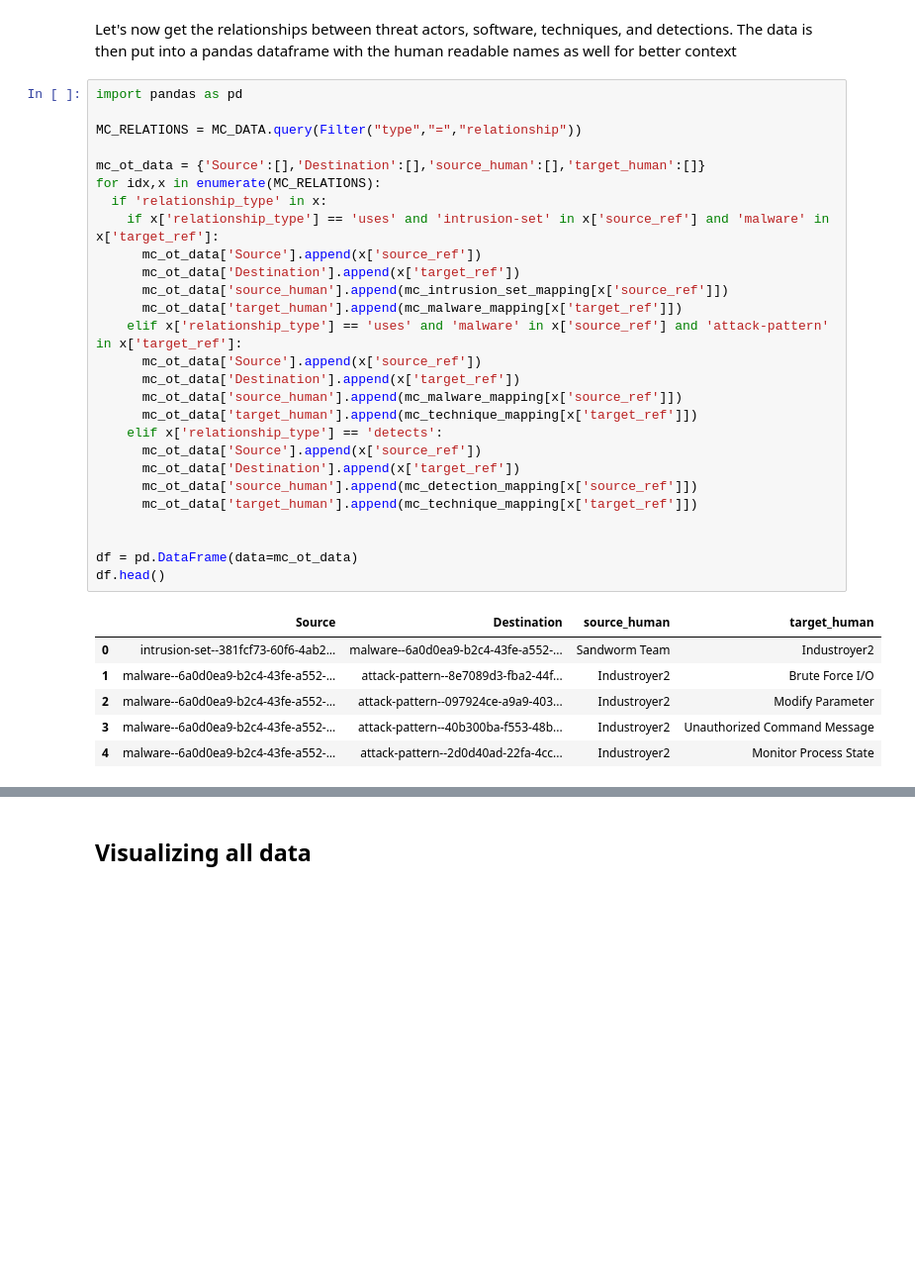
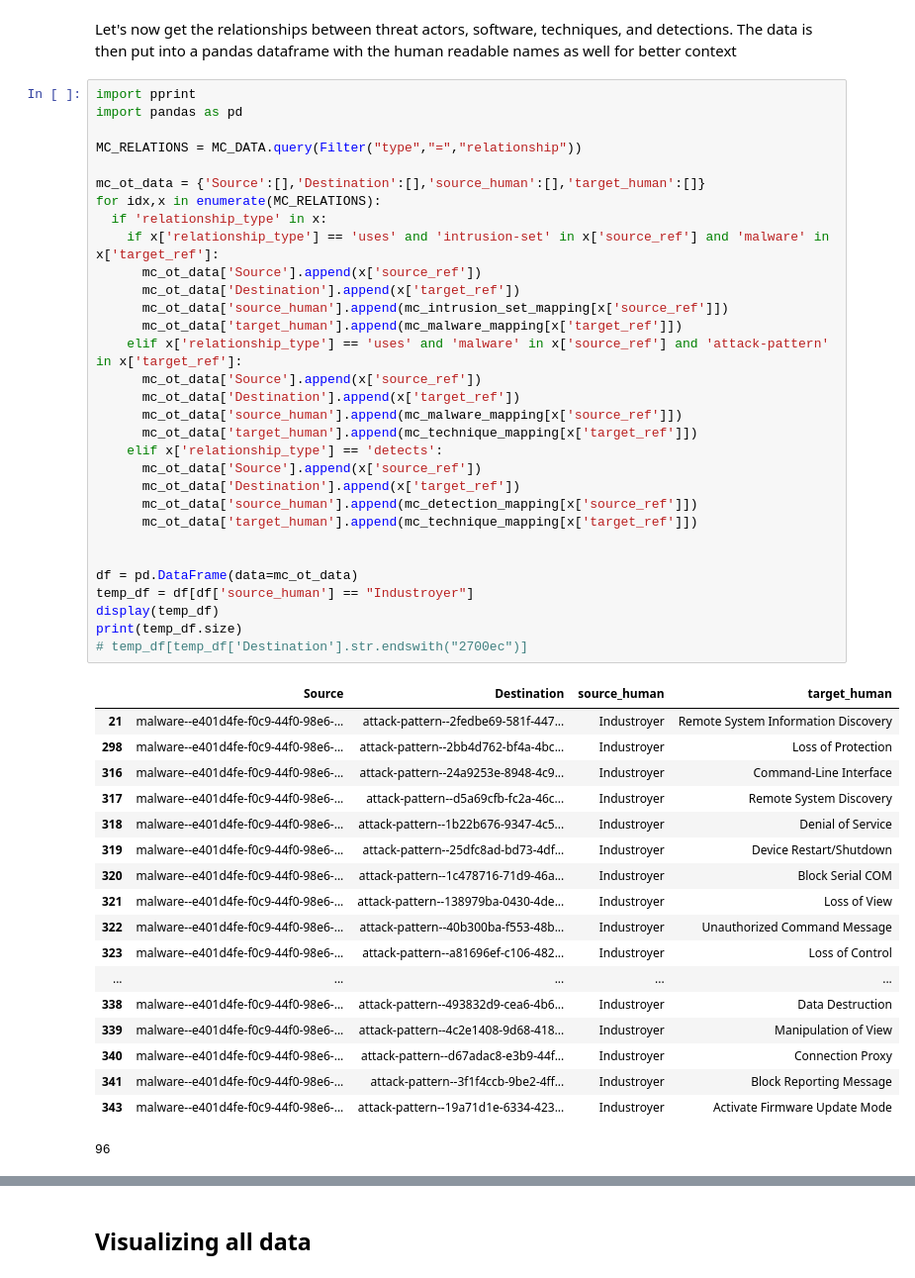
Before and after one commit to JorisRijs/mitre-visuals, a Jupyter notebook: Ics-mitre-mapping.ipynb, the cells around one changed output, grey strips where cells are left out. Shown: that part at 99% size. Saved outputs shown, nothing was run; the diff lists cells and outputs as text; blank space fills up the shorter version.

```diff
--- a/Ics-mitre-mapping.ipynb
+++ b/Ics-mitre-mapping.ipynb
@@ -100,36 +101,52 @@ for x in MC_MALWARE:
 Let's now get the relationships between threat actors, software, techniques, and detections.
 The data is then put into a pandas dataframe with the human readable names as well for better context
 # %%
+import pprint
 import pandas as pd
 
 MC_RELATIONS = MC_DATA.query(Filter("type","=","relationship"))
 
 mc_ot_data = {'Source':[],'Destination':[],'source_human':[],'target_human':[]}
 for idx,x in enumerate(MC_RELATIONS):
   if 'relationship_type' in x:
     if x['relationship_type'] == 'uses' and 'intrusion-set' in x['source_ref'] and 'malware' in x['target_ref']:
       mc_ot_data['Source'].append(x['source_ref'])
       mc_ot_data['Destination'].append(x['target_ref'])
       mc_ot_data['source_human'].append(mc_intrusion_set_mapping[x['source_ref']])
       mc_ot_data['target_human'].append(mc_malware_mapping[x['target_ref']])
     elif x['relationship_type'] == 'uses' and 'malware' in x['source_ref'] and 'attack-pattern' in x['target_ref']:
       mc_ot_data['Source'].append(x['source_ref'])
       mc_ot_data['Destination'].append(x['target_ref'])
       mc_ot_data['source_human'].append(mc_malware_mapping[x['source_ref']])
       mc_ot_data['target_human'].append(mc_technique_mapping[x['target_ref']])
     elif x['relationship_type'] == 'detects':
       mc_ot_data['Source'].append(x['source_ref'])
       mc_ot_data['Destination'].append(x['target_ref'])
       mc_ot_data['source_human'].append(mc_detection_mapping[x['source_ref']])
       mc_ot_data['target_human'].append(mc_technique_mapping[x['target_ref']])
 
 
 df = pd.DataFrame(data=mc_ot_data)
-df.head()
+temp_df = df[df['source_human'] == "Industroyer"]
+display(temp_df)
+print(temp_df.size)
+# temp_df[temp_df['Destination'].str.endswith("2700ec")]
 # %% [output]
 |  | Source | Destination | source_human | target_human |
-| 0 | intrusion-set--381fcf73-60f6-4ab2... | malware--6a0d0ea9-b2c4-43fe-a552-... | Sandworm Team | Industroyer2 |
-| 1 | malware--6a0d0ea9-b2c4-43fe-a552-... | attack-pattern--8e7089d3-fba2-44f... | Industroyer2 | Brute Force I/O |
-| 2 | malware--6a0d0ea9-b2c4-43fe-a552-... | attack-pattern--097924ce-a9a9-403... | Industroyer2 | Modify Parameter |
-| 3 | malware--6a0d0ea9-b2c4-43fe-a552-... | attack-pattern--40b300ba-f553-48b... | Industroyer2 | Unauthorized Command Message |
-| 4 | malware--6a0d0ea9-b2c4-43fe-a552-... | attack-pattern--2d0d40ad-22fa-4cc... | Industroyer2 | Monitor Process State |
+| 21 | malware--e401d4fe-f0c9-44f0-98e6-... | attack-pattern--2fedbe69-581f-447... | Industroyer | Remote System Information Discovery |
+| 298 | malware--e401d4fe-f0c9-44f0-98e6-... | attack-pattern--2bb4d762-bf4a-4bc... | Industroyer | Loss of Protection |
+| 316 | malware--e401d4fe-f0c9-44f0-98e6-... | attack-pattern--24a9253e-8948-4c9... | Industroyer | Command-Line Interface |
+| 317 | malware--e401d4fe-f0c9-44f0-98e6-... | attack-pattern--d5a69cfb-fc2a-46c... | Industroyer | Remote System Discovery |
+| 318 | malware--e401d4fe-f0c9-44f0-98e6-... | attack-pattern--1b22b676-9347-4c5... | Industroyer | Denial of Service |
+| 319 | malware--e401d4fe-f0c9-44f0-98e6-... | attack-pattern--25dfc8ad-bd73-4df... | Industroyer | Device Restart/Shutdown |
+| 320 | malware--e401d4fe-f0c9-44f0-98e6-... | attack-pattern--1c478716-71d9-46a... | Industroyer | Block Serial COM |
+| 321 | malware--e401d4fe-f0c9-44f0-98e6-... | attack-pattern--138979ba-0430-4de... | Industroyer | Loss of View |
+| 322 | malware--e401d4fe-f0c9-44f0-98e6-... | attack-pattern--40b300ba-f553-48b... | Industroyer | Unauthorized Command Message |
+| 323 | malware--e401d4fe-f0c9-44f0-98e6-... | attack-pattern--a81696ef-c106-482... | Industroyer | Loss of Control |
+| ... | ... | ... | ... | ... |
+| 338 | malware--e401d4fe-f0c9-44f0-98e6-... | attack-pattern--493832d9-cea6-4b6... | Industroyer | Data Destruction |
+| 339 | malware--e401d4fe-f0c9-44f0-98e6-... | attack-pattern--4c2e1408-9d68-418... | Industroyer | Manipulation of View |
+| 340 | malware--e401d4fe-f0c9-44f0-98e6-... | attack-pattern--d67adac8-e3b9-44f... | Industroyer | Connection Proxy |
+| 341 | malware--e401d4fe-f0c9-44f0-98e6-... | attack-pattern--3f1f4ccb-9be2-4ff... | Industroyer | Block Reporting Message |
+| 343 | malware--e401d4fe-f0c9-44f0-98e6-... | attack-pattern--19a71d1e-6334-423... | Industroyer | Activate Firmware Update Mode |
+96
```
Also changed, not shown: parts of 14 cells of this notebook.
